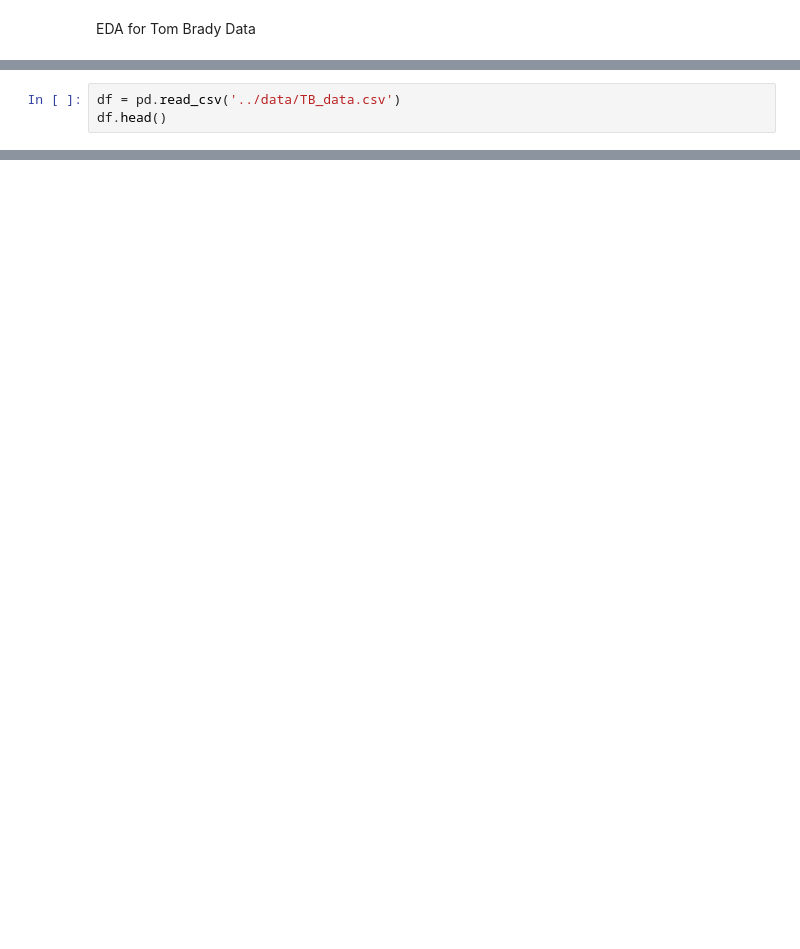
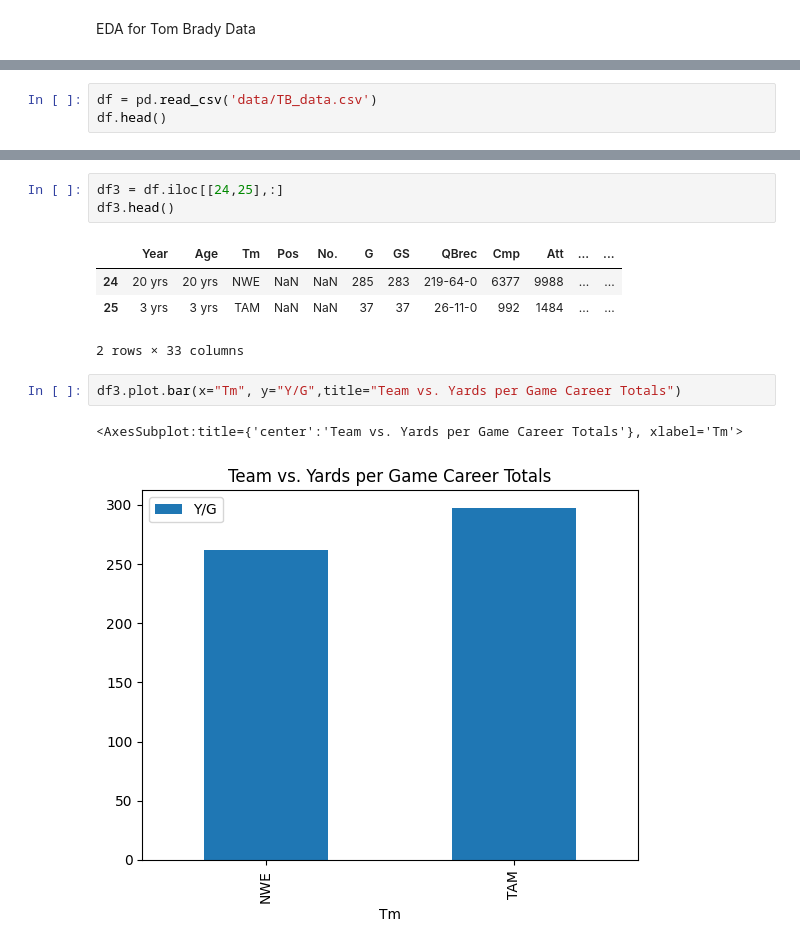
Before and after one commit to tandeUMICH/MDST_Tom_Brady, a Jupyter notebook: EDA.ipynb, the cells around one changed output, grey strips where cells are left out. Drawn from its saved outputs; the diff is of its cells as text; blank space fills up the shorter version.

Commit message:
update 2 some plots

```diff
--- a/EDA.ipynb
+++ b/EDA.ipynb
@@ -8,4 +7,4 @@ import string
 # %%
-df = pd.read_csv('../data/TB_data.csv')
+df = pd.read_csv('data/TB_data.csv')
 df.head()
 # %% [output]
@@ -12,0 +29,13 @@ FileNotFoundError: [Errno 2] No such file or directory: '../data/TB_data.csv'
+# %%
+df3 = df.iloc[[24,25],:]
+df3.head()
+# %% [output]
+|  | Year | Age | Tm | Pos | No. | G | GS | QBrec | Cmp | Att | ... | ... |
+| 24 | 20 yrs | 20 yrs | NWE | NaN | NaN | 285 | 283 | 219-64-0 | 6377 | 9988 | ... | ... |
+| 25 | 3 yrs | 3 yrs | TAM | NaN | NaN | 37 | 37 | 26-11-0 | 992 | 1484 | ... | ... |
+2 rows × 33 columns
+# %%
+df3.plot.bar(x="Tm", y="Y/G",title="Team vs. Yards per Game Career Totals")
+# %% [output]
+<AxesSubplot:title={'center':'Team vs. Yards per Game Career Totals'}, xlabel='Tm'>
+[figure, added]
```
Also changed, not shown: parts of 4 cells of this notebook.
